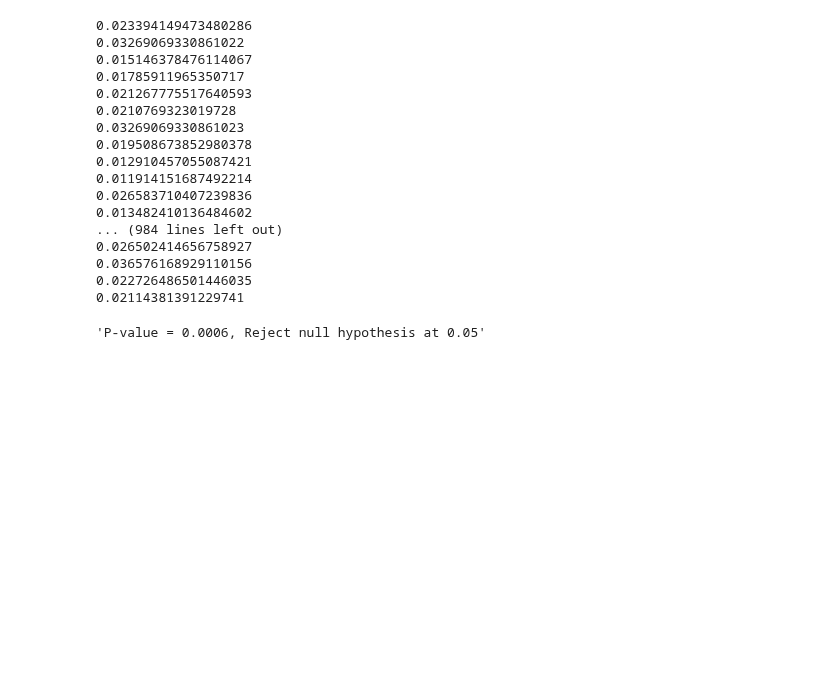
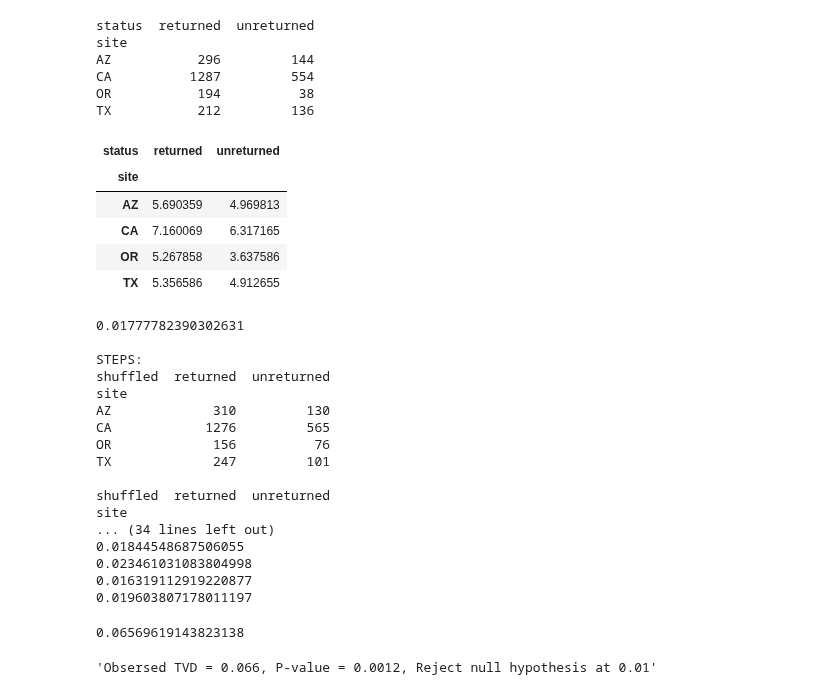
Before and after one commit to pndang/Project_WHEL, a Jupyter notebook: hypothesis_tests/permutation_test.ipynb, the cells around one changed output. Drawn from its saved outputs; the diff is of its cells as text; code cells hidden in the pictures; blank space fills up the shorter version.

Commit message:
add permutation tests

```diff
--- a/hypothesis_tests/permutation_test.ipynb
+++ b/hypothesis_tests/permutation_test.ipynb
@@ -85,0 +45,22 @@ def permutation_simulation(df, N, shuffle_column, cats_column,
+# %%
+table = df.pivot_table(index='site', columns='status', aggfunc='size')
+print(table)
+table = table / table.sum()
+table
+
+table_log = df.pivot_table(index='site', columns='status', aggfunc='size')
+table_log = np.log(table_log)
+table_log
+# %% [output]
+status  returned  unreturned
+site
+AZ           296         144
+CA          1287         554
+OR           194          38
+TX           212         136
+| status | returned | unreturned |
+| site |  |  |
+| AZ | 5.690359 | 4.969813 |
+| CA | 7.160069 | 6.317165 |
+| OR | 5.267858 | 3.637586 |
+| TX | 5.356586 | 4.912655 |
@@ -86,22 +77,34 @@ def permutation_simulation(df, N, shuffle_column, cats_column,
 # %%
-permutation_simulation(df, 10000, shuffle_column='status', cats_column='site',
-                       significance_level=0.05)
+result, test_stats = permutation_simulation(df, 10000, shuffle_column='status',
+                                            cats_column='site',
+                                            significance_level=0.01)
 # %% [output]
-0.023394149473480286
-0.03269069330861022
-0.015146378476114067
-0.01785911965350717
-0.021267775517640593
-0.0210769323019728
-0.03269069330861023
-0.019508673852980378
-0.012910457055087421
-0.011914151687492214
-0.026583710407239836
-0.013482410136484602
-... (984 lines left out)
-0.026502414656758927
-0.036576168929110156
-0.022726486501446035
-0.02114381391229741
+0.01777782390302631
+
+STEPS:
+shuffled  returned  unreturned
+site
+AZ             310         130
+CA            1276         565
+OR             156          76
+TX             247         101
+
+shuffled  returned  unreturned
+site
+... (34 lines left out)
+0.01844548687506055
+0.023461031083804998
+0.016319112919220877
+0.019603807178011197
-'P-value = 0.0006, Reject null hypothesis at 0.05'
+# %%
+# sanity check
+
+# Calculate observed test statistic (TVD)
+observed = tvd_of_groups(df, groups='status', cats='site')
+observed
+# %% [output]
+0.06569619143823138
+# %%
+result
+# %% [output]
+'Obsersed TVD = 0.066, P-value = 0.0012, Reject null hypothesis at 0.01'
```
Also changed, not shown: parts of 7 cells of this notebook, 4 other files.
